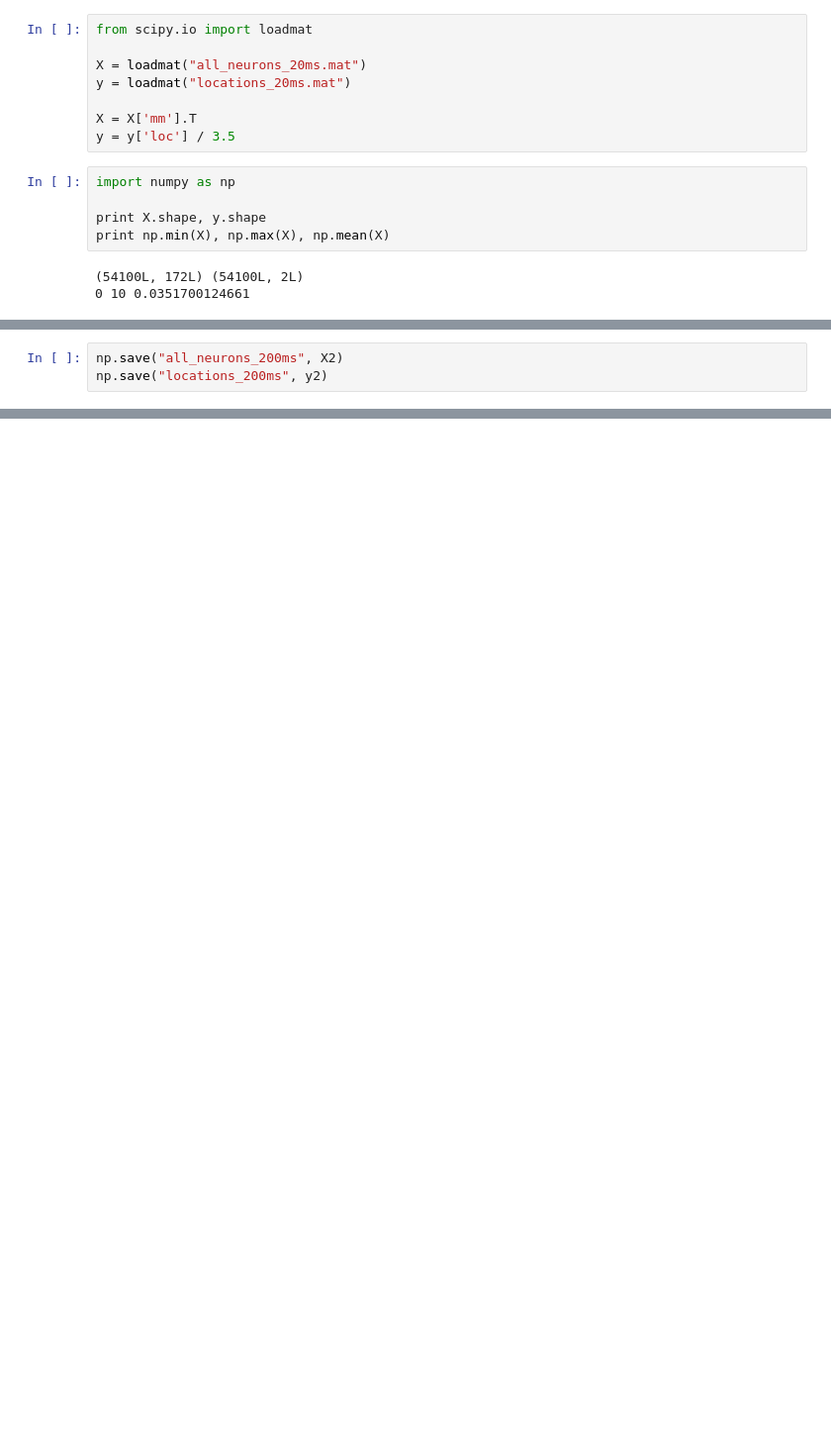
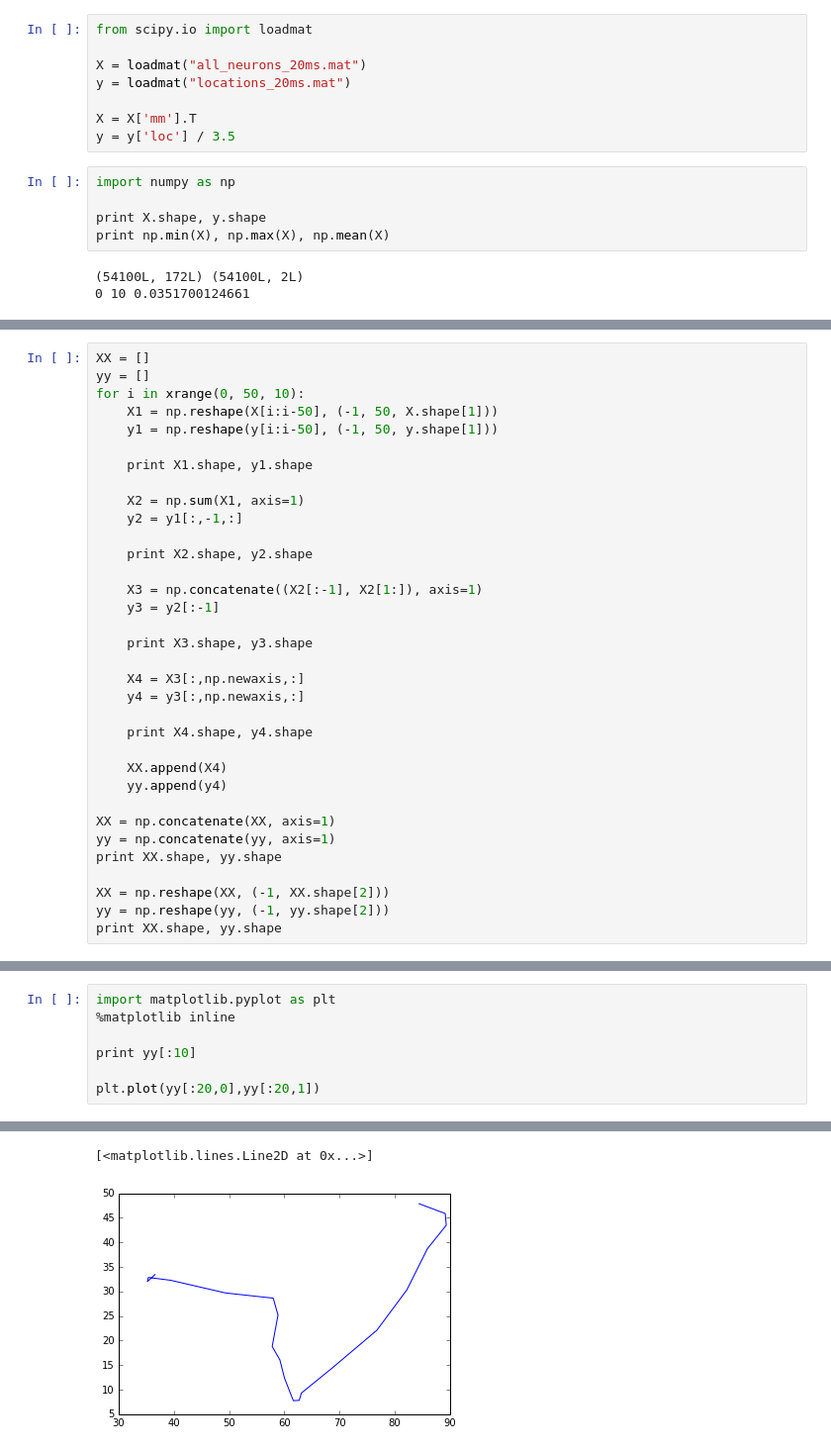
Before and after one commit to afcarl/bnni2015, a Jupyter notebook: lstm/convert.ipynb, the cells around one changed output, grey strips where cells are left out. Shown at 99% size. Drawn from its saved outputs; the diff is of its cells as text; blank space fills up the shorter version.

```diff
--- a/lstm/convert.ipynb
+++ b/lstm/convert.ipynb
@@ -30,0 +17,34 @@ print X2.shape, y2.shape
+# %%
+XX = []
+yy = []
+for i in xrange(0, 50, 10):
+    X1 = np.reshape(X[i:i-50], (-1, 50, X.shape[1]))
+    y1 = np.reshape(y[i:i-50], (-1, 50, y.shape[1]))
+
+    print X1.shape, y1.shape
+
+    X2 = np.sum(X1, axis=1)
+    y2 = y1[:,-1,:]
+
+    print X2.shape, y2.shape
+
+    X3 = np.concatenate((X2[:-1], X2[1:]), axis=1)
+    y3 = y2[:-1]
+
+    print X3.shape, y3.shape
+
+    X4 = X3[:,np.newaxis,:]
+    y4 = y3[:,np.newaxis,:]
+
+    print X4.shape, y4.shape
+
+    XX.append(X4)
+    yy.append(y4)
+
+XX = np.concatenate(XX, axis=1)
+yy = np.concatenate(yy, axis=1)
+print XX.shape, yy.shape
+
+XX = np.reshape(XX, (-1, XX.shape[2]))
+yy = np.reshape(yy, (-1, yy.shape[2]))
+print XX.shape, yy.shape
@@ -36,4 +74,9 @@ print np.min(y2), np.max(y2)
 4.46353517589 107.17104732
-# %%
-np.save("all_neurons_200ms", X2)
-np.save("locations_200ms", y2)
+# %%
+import matplotlib.pyplot as plt
+%matplotlib inline
+
+print yy[:10]
+
+plt.plot(yy[:20,0],yy[:20,1])
+# %% [output]
@@ -39,0 +93,2 @@ np.save("locations_200ms", y2)
+[<matplotlib.lines.Line2D at 0x...>]
+[figure, added]
```
Also changed, not shown: parts of 8 cells of this notebook, 1 other file.
